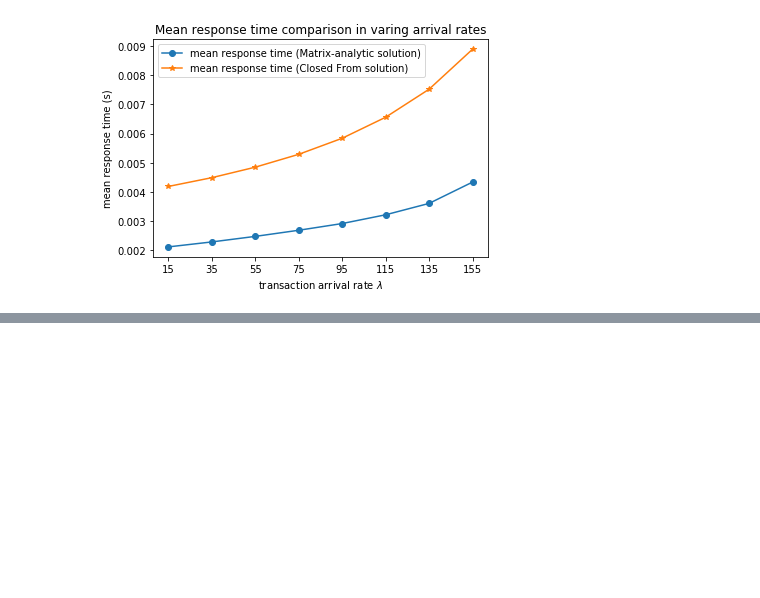
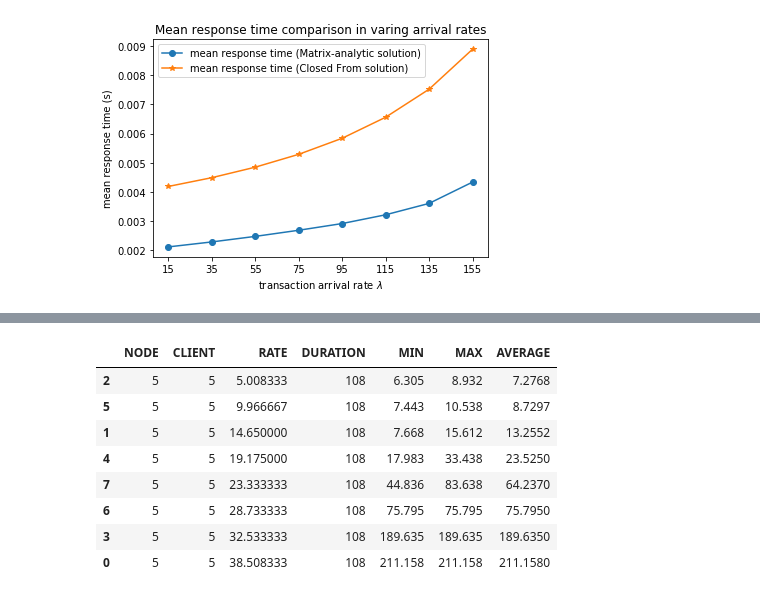
Before and after one commit to CaixiangFan/perfModelling, a Jupyter notebook: queuemodel.ipynb, the cells around one changed output, grey strips where cells are left out. Drawn from its saved outputs; the diff is of its cells as text; code cells hidden in the pictures; blank space fills up the shorter version.

Commit message:
upload data

```diff
--- a/queuemodel.ipynb
+++ b/queuemodel.ipynb
@@ -578,0 +583,4 @@ fig.show()
+# %%
+df_tps = pd.read_csv("data/dagbench/combined_throughput.csv").sort_values(by='RATE')
+df_latency = pd.read_csv("data/dagbench/combined_latency.csv").sort_values(by='RATE')
+df_tps
@@ -578,0 +597,12 @@ fig.show()
+# %%
+df_latency
+# %% [output]
+|  | NODE | CLIENT | RATE | DURATION | MIN | MAX | AVERAGE |
+| 2 | 5 | 5 | 5.008333 | 108 | 6.305 | 8.932 | 7.2768 |
+| 5 | 5 | 5 | 9.966667 | 108 | 7.443 | 10.538 | 8.7297 |
+| 1 | 5 | 5 | 14.650000 | 108 | 7.668 | 15.612 | 13.2552 |
+| 4 | 5 | 5 | 19.175000 | 108 | 17.983 | 33.438 | 23.5250 |
+| 7 | 5 | 5 | 23.333333 | 108 | 44.836 | 83.638 | 64.2370 |
+| 6 | 5 | 5 | 28.733333 | 108 | 75.795 | 75.795 | 75.7950 |
+| 3 | 5 | 5 | 32.533333 | 108 | 189.635 | 189.635 | 189.6350 |
+| 0 | 5 | 5 | 38.508333 | 108 | 211.158 | 211.158 | 211.1580 |
```
Also changed, not shown: parts of 3 cells of this notebook, 33 other files.
